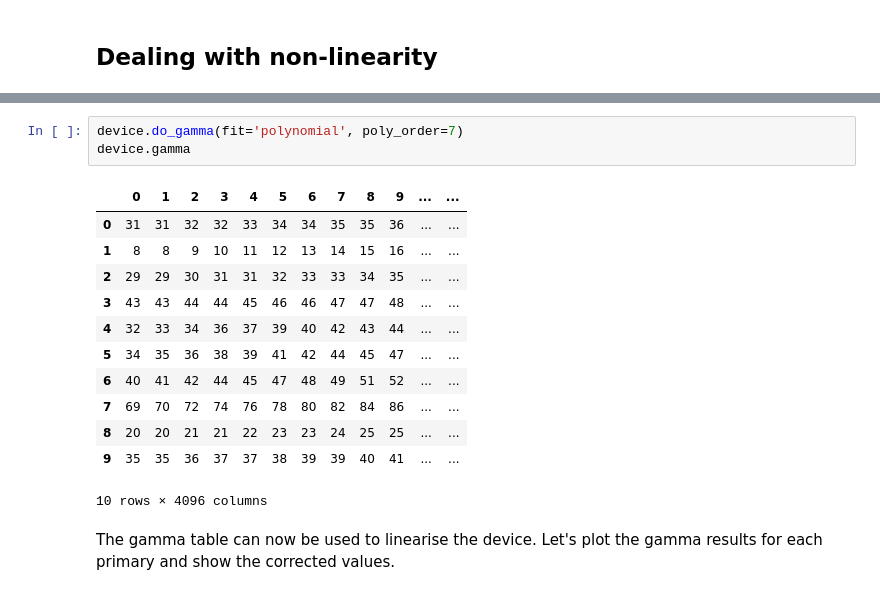
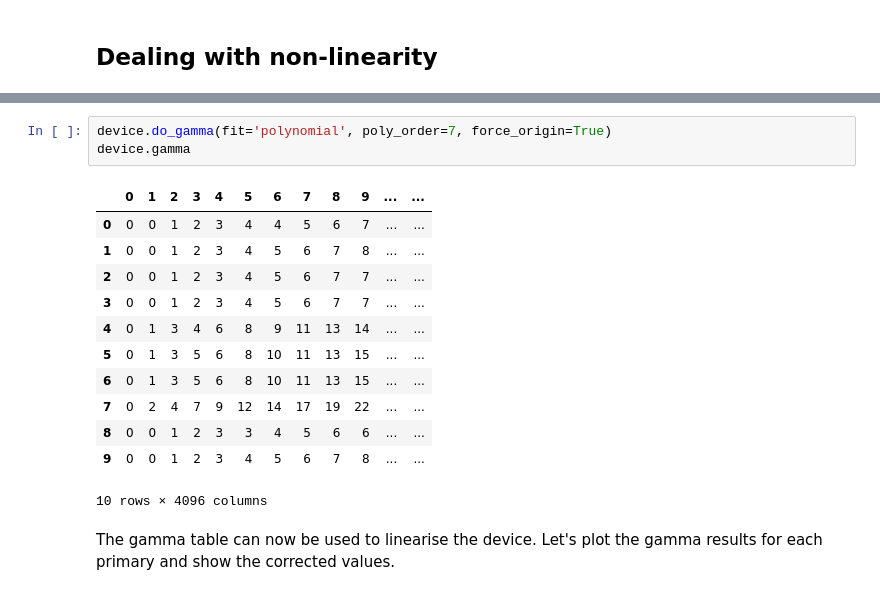
Before and after one commit to PySilentSubstitution/pysilsub, a Jupyter notebook: docs/source/03b_stimulation_devices.ipynb, the cells around one changed output, grey strips where cells are left out. Drawn from its saved outputs; the diff is of its cells as text.

```diff
--- a/docs/source/03b_stimulation_devices.ipynb
+++ b/docs/source/03b_stimulation_devices.ipynb
@@ -81,18 +79,18 @@ Digital light-producing devices tend not to have a linear relationship between r
 # %%
-device.do_gamma(fit='polynomial', poly_order=7)
+device.do_gamma(fit='polynomial', poly_order=7, force_origin=True)
 device.gamma
 # %% [output]
 |  | 0 | 1 | 2 | 3 | 4 | 5 | 6 | 7 | 8 | 9 | ... | ... |
-| 0 | 31 | 31 | 32 | 32 | 33 | 34 | 34 | 35 | 35 | 36 | ... | ... |
-| 1 | 8 | 8 | 9 | 10 | 11 | 12 | 13 | 14 | 15 | 16 | ... | ... |
-| 2 | 29 | 29 | 30 | 31 | 31 | 32 | 33 | 33 | 34 | 35 | ... | ... |
-| 3 | 43 | 43 | 44 | 44 | 45 | 46 | 46 | 47 | 47 | 48 | ... | ... |
-| 4 | 32 | 33 | 34 | 36 | 37 | 39 | 40 | 42 | 43 | 44 | ... | ... |
-| 5 | 34 | 35 | 36 | 38 | 39 | 41 | 42 | 44 | 45 | 47 | ... | ... |
-| 6 | 40 | 41 | 42 | 44 | 45 | 47 | 48 | 49 | 51 | 52 | ... | ... |
-| 7 | 69 | 70 | 72 | 74 | 76 | 78 | 80 | 82 | 84 | 86 | ... | ... |
-| 8 | 20 | 20 | 21 | 21 | 22 | 23 | 23 | 24 | 25 | 25 | ... | ... |
-| 9 | 35 | 35 | 36 | 37 | 37 | 38 | 39 | 39 | 40 | 41 | ... | ... |
+| 0 | 0 | 0 | 1 | 2 | 3 | 4 | 4 | 5 | 6 | 7 | ... | ... |
+| 1 | 0 | 0 | 1 | 2 | 3 | 4 | 5 | 6 | 7 | 8 | ... | ... |
+| 2 | 0 | 0 | 1 | 2 | 3 | 4 | 5 | 6 | 7 | 7 | ... | ... |
+| 3 | 0 | 0 | 1 | 2 | 3 | 4 | 5 | 6 | 7 | 7 | ... | ... |
+| 4 | 0 | 1 | 3 | 4 | 6 | 8 | 9 | 11 | 13 | 14 | ... | ... |
+| 5 | 0 | 1 | 3 | 5 | 6 | 8 | 10 | 11 | 13 | 15 | ... | ... |
+| 6 | 0 | 1 | 3 | 5 | 6 | 8 | 10 | 11 | 13 | 15 | ... | ... |
+| 7 | 0 | 2 | 4 | 7 | 9 | 12 | 14 | 17 | 19 | 22 | ... | ... |
+| 8 | 0 | 0 | 1 | 2 | 3 | 3 | 4 | 5 | 6 | 6 | ... | ... |
+| 9 | 0 | 0 | 1 | 2 | 3 | 4 | 5 | 6 | 7 | 8 | ... | ... |
 10 rows × 4096 columns
 # %% [markdown]
 The gamma table can now be used to linearise the device. Let's plot the gamma results for each primary and show the corrected values.
```
Also changed, not shown: parts of 9 cells of this notebook, 45 other files.
